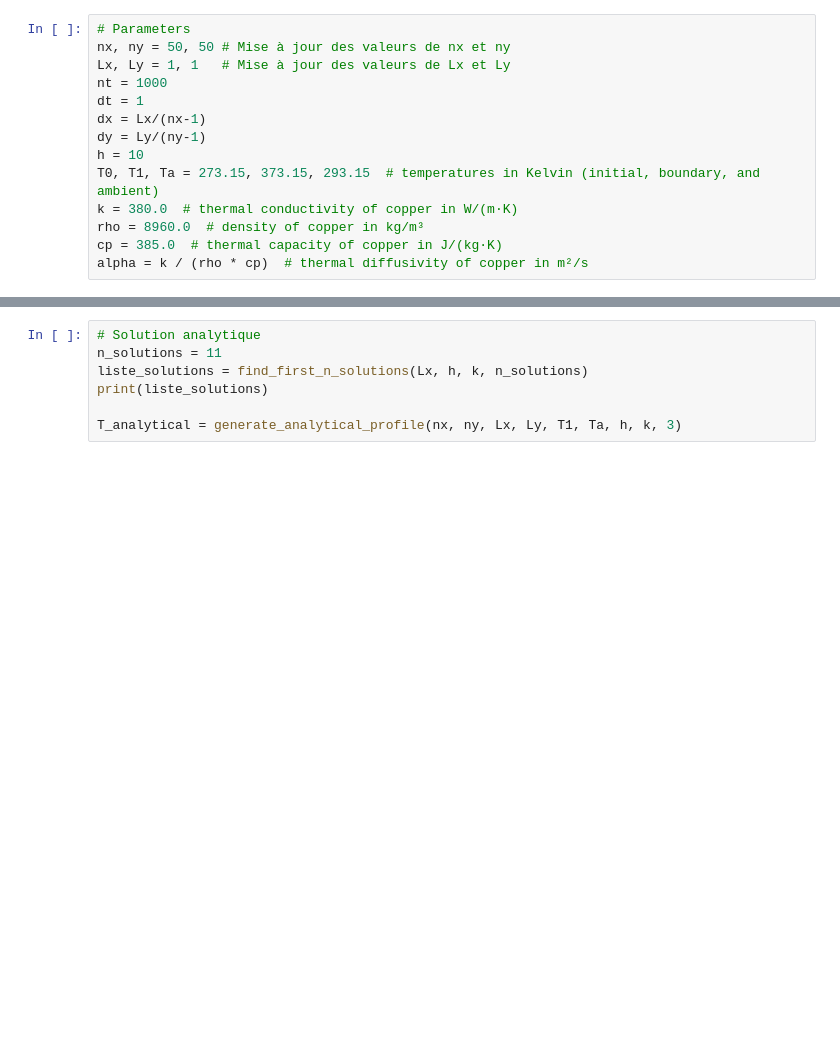
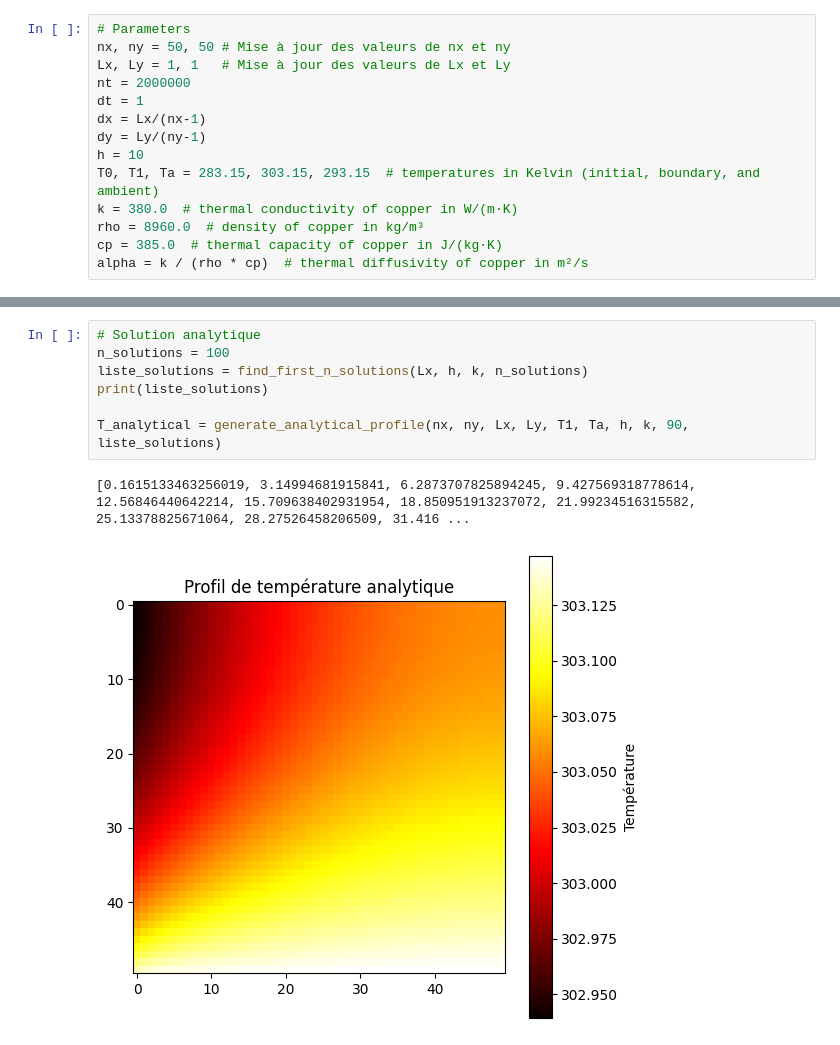
Before and after one commit to mboissiere/methodes-numeriques, a Jupyter notebook: main.ipynb, the cells around one changed output, grey strips where cells are left out. Saved outputs shown, nothing was run; the diff lists cells and outputs as text; blank space fills up the shorter version.

```diff
--- a/main.ipynb
+++ b/main.ipynb
@@ -8,12 +11,12 @@ from scipy.optimize import fsolve
 # Parameters
 nx, ny = 50, 50 # Mise à jour des valeurs de nx et ny
 Lx, Ly = 1, 1   # Mise à jour des valeurs de Lx et Ly
-nt = 1000
+nt = 2000000
 dt = 1
 dx = Lx/(nx-1)
 dy = Ly/(ny-1)
 h = 10
-T0, T1, Ta = 273.15, 373.15, 293.15  # temperatures in Kelvin (initial, boundary, and ambient)
+T0, T1, Ta = 283.15, 303.15, 293.15  # temperatures in Kelvin (initial, boundary, and ambient)
 k = 380.0  # thermal conductivity of copper in W/(m·K)
 rho = 8960.0  # density of copper in kg/m³
 cp = 385.0  # thermal capacity of copper in J/(kg·K)
@@ -165,9 +171,12 @@ print(T)
 # %%
 # Solution analytique
-n_solutions = 11
+n_solutions = 100
 liste_solutions = find_first_n_solutions(Lx, h, k, n_solutions)
 print(liste_solutions)
 
-T_analytical = generate_analytical_profile(nx, ny, Lx, Ly, T1, Ta, h, k, 3)
+T_analytical = generate_analytical_profile(nx, ny, Lx, Ly, T1, Ta, h, k, 90, liste_solutions)
+# %% [output]
+[0.1615133463256019, 3.14994681915841, 6.2873707825894245, 9.427569318778614, 12.56846440642214, 15.709638402931954, 18.850951913237072, 21.99234516315582, 25.13378825671064, 28.27526458206509, 31.416 ...
+[figure, added]
 # %%
 # Comparison
```
Also changed, not shown: parts of 4 cells of this notebook.
